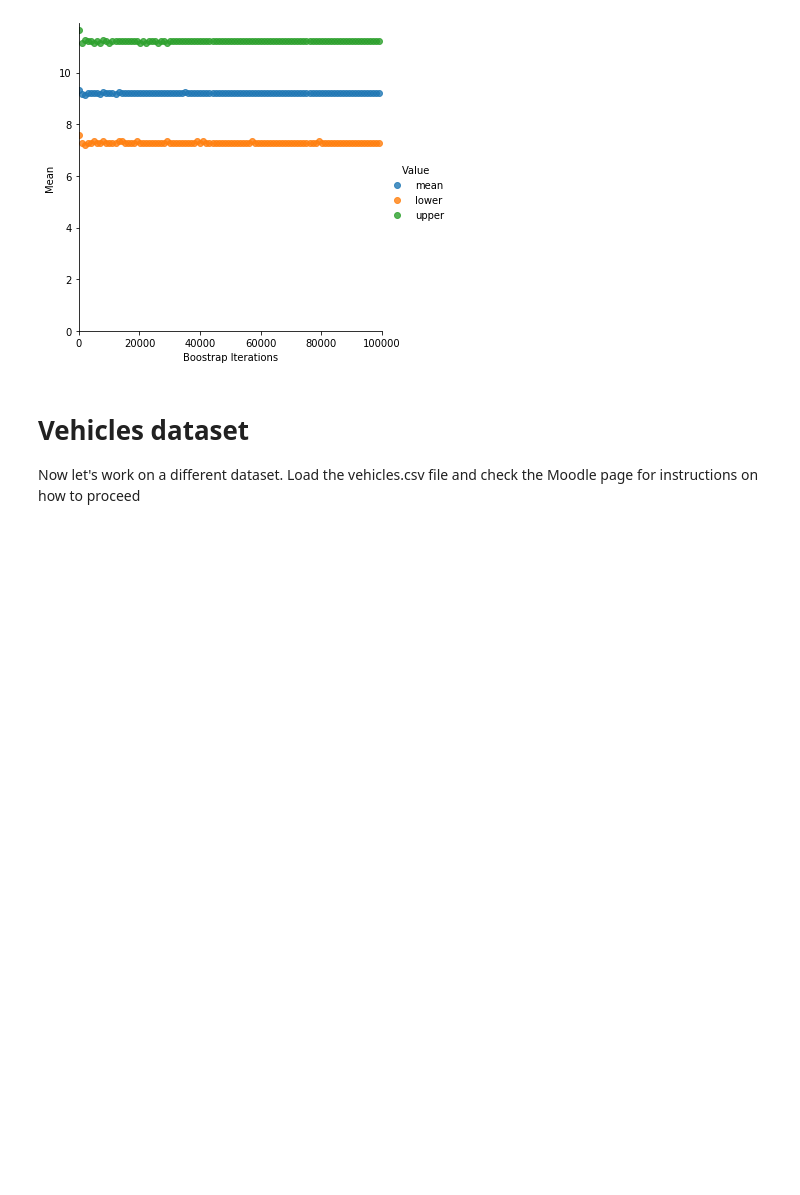
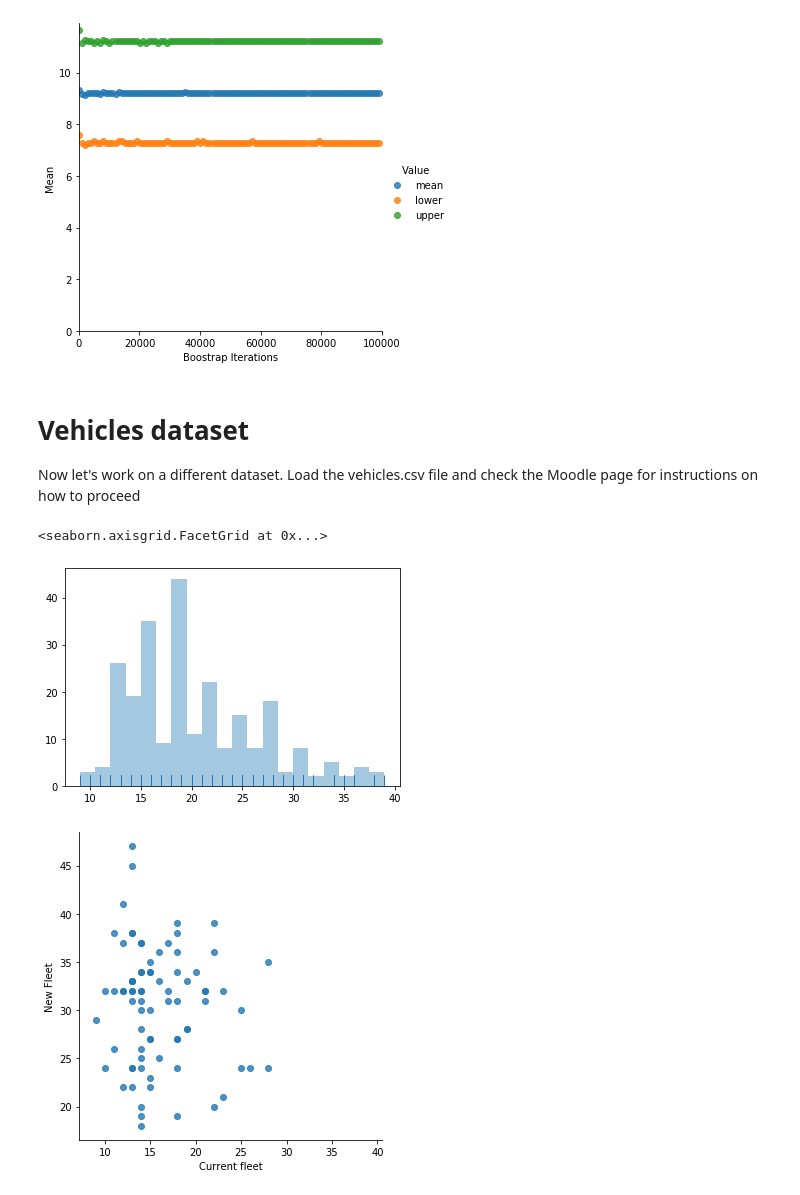
Before and after one commit to vivekkchandra/CE888_trial, a Jupyter notebook: bootstrap.ipynb, the cells around one changed output. Cells and saved outputs as stored; diff of their text form; code cells hidden in the pictures; blank space fills up the shorter version.

```diff
--- a/bootstrap.ipynb
+++ b/bootstrap.ipynb
@@ -116,3 +112,22 @@ Now let's work on a different dataset. Load the vehicles.csv file and check the
+# %%
+# Load and visualise the vehicles dataset
+import matplotlib
+import pandas as pd
+import seaborn as sns
+import numpy as np
+# Load the data
+df = pd.read_csv('https://raw.githubusercontent.com/albanda/CE888/master/lab2%20-%20bootstrap/vehicles.csv')
+data = df.values.T[1]
+datacol= df[df.columns[0]].values
+sns.distplot(datacol,bins=20,kde=False,rug=True)
+sns.lmplot(df.columns[0],df.columns[1],data=df,fit_reg=False)
+
+
+# Note: you can add more cells as needed to organise your code and your plots
+# %% [output]
+<seaborn.axisgrid.FacetGrid at 0x...>
+[figure, added]
+[figure, added]
 # %%
 # Compare the two fleets.
 # You can create a permutation test function to do this. Check the lecture notes!
```
Also changed, not shown: parts of 1 cell of this notebook.
